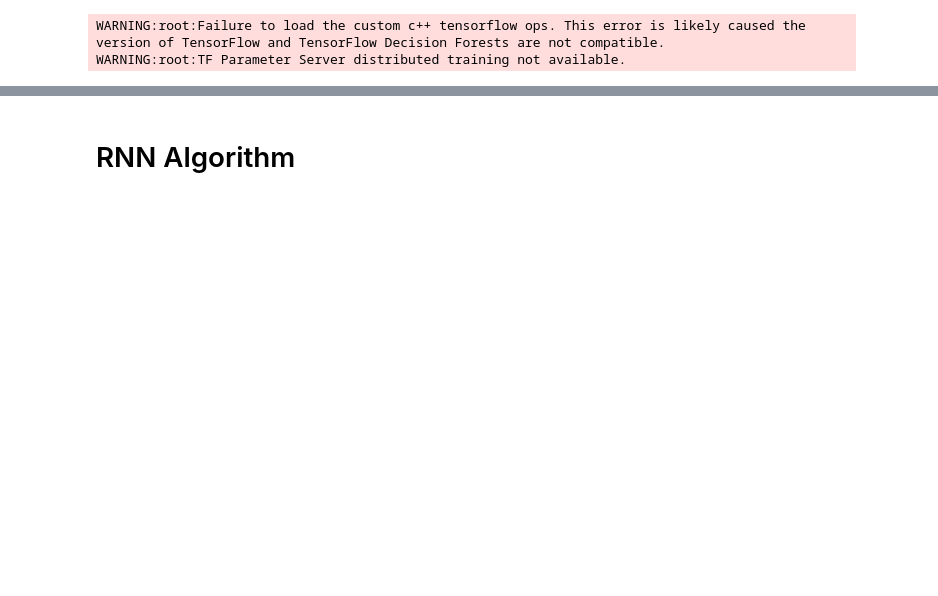
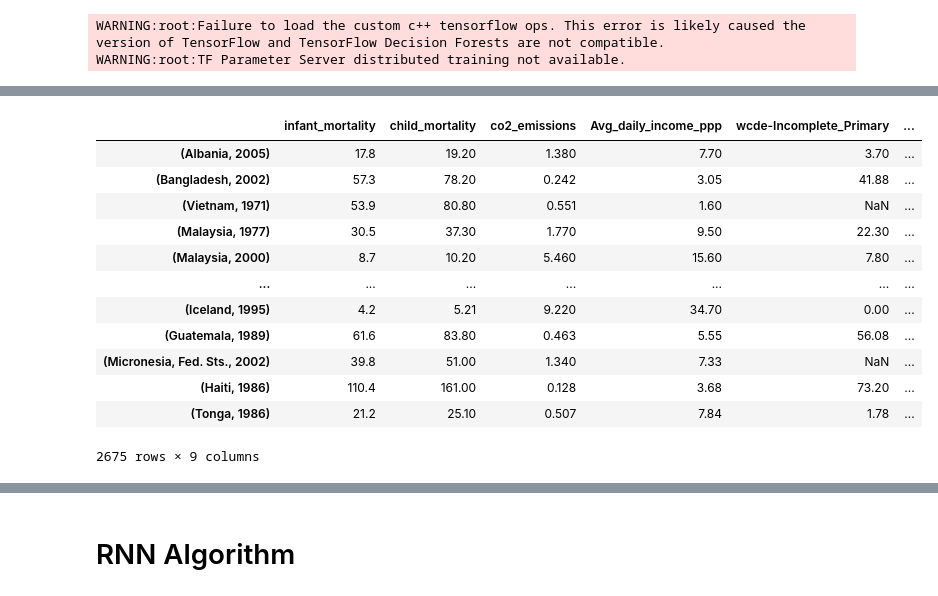
Before and after one commit to jaya-shankar/Human-Development-Prediction, a Jupyter notebook: life_expectancy_model.ipynb, the cells around one changed output, grey strips where cells are left out. Drawn from its saved outputs; the diff is of its cells as text; code cells hidden in the pictures; blank space fills up the shorter version.

```diff
--- a/life_expectancy_model.ipynb
+++ b/life_expectancy_model.ipynb
@@ -73,10 +74,18 @@ WARNING:root:Failure to load the custom c++ tensorflow ops. This error is likely
 WARNING:root:TF Parameter Server distributed training not available.
 # %%
 # to find out how many countries each dataset has
-countries_arr = []
-for path in datasets_path:
-  df = pd.read_csv(datasets_path[path])
-  print(f"{'Factor: ' + path:<30} count: {len(set(df.Country.unique()))}")
+countries_count = None
+least_dataset_path   = None
+for dataset in datasets:
+  df = pd.read_csv(datasets_path[dataset])
+  count = len(set(df.Country.unique()))
+  if not countries_count:
+    countries_count = count
+  elif countries_count>count:
+    countries_count = count
+    least_dataset_path   = datasets_path[dataset]
+  print(f"{'Factor: ' + dataset:<30} count: {count}")
+print(f"{'To use: ' + least_dataset_path:<30} count: {countries_count}")
 # %% [output]
 Factor: infant_mortality       count: 266
 Factor: child_mortality        count: 197
@@ -109,6 +99,6 @@ from the above output
 # %%
 # creating a list of all countries & years
-countries = list(pd.read_csv('education-impact/datasets/Infant_Mortality_Rate.csv').Country.unique())
+countries = list(pd.read_csv(least_dataset_path).Country.unique())
 years     = [y for y in range(1960,2015-PREDICT_FUTURE+1)]
 # %%
 keys=[]
@@ -160 +170,17 @@ X_train, X_test, y_train, y_test = train_test_split(input_df, output_df, test_si
+# %%
+combine_dfs("o_"+OUTPUTS[0],X_test,y_test)
+# %% [output]
+|  | infant_mortality | child_mortality | co2_emissions | Avg_daily_income_ppp | wcde-Incomplete_Primary | ... |
+| (Albania, 2005) | 17.8 | 19.20 | 1.380 | 7.70 | 3.70 | ... |
+| (Bangladesh, 2002) | 57.3 | 78.20 | 0.242 | 3.05 | 41.88 | ... |
+| (Vietnam, 1971) | 53.9 | 80.80 | 0.551 | 1.60 | NaN | ... |
+| (Malaysia, 1977) | 30.5 | 37.30 | 1.770 | 9.50 | 22.30 | ... |
+| (Malaysia, 2000) | 8.7 | 10.20 | 5.460 | 15.60 | 7.80 | ... |
+| ... | ... | ... | ... | ... | ... | ... |
+| (Iceland, 1995) | 4.2 | 5.21 | 9.220 | 34.70 | 0.00 | ... |
+| (Guatemala, 1989) | 61.6 | 83.80 | 0.463 | 5.55 | 56.08 | ... |
+| (Micronesia, Fed. Sts., 2002) | 39.8 | 51.00 | 1.340 | 7.33 | NaN | ... |
+| (Haiti, 1986) | 110.4 | 161.00 | 0.128 | 3.68 | 73.20 | ... |
+| (Tonga, 1986) | 21.2 | 25.10 | 0.507 | 7.84 | 1.78 | ... |
+2675 rows × 9 columns
 # %%
```
Also changed, not shown: parts of 16 cells of this notebook.
